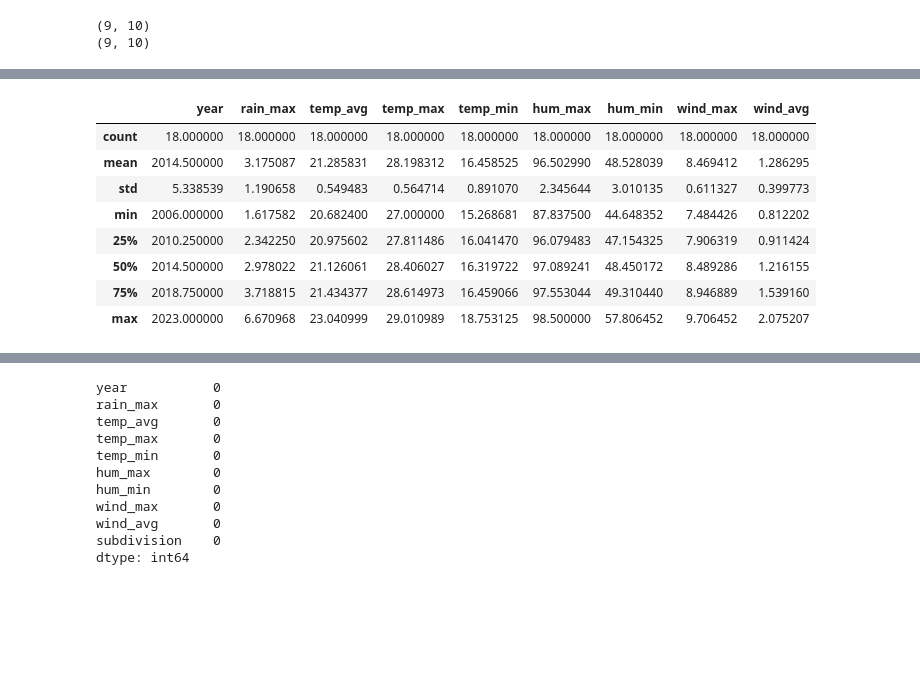
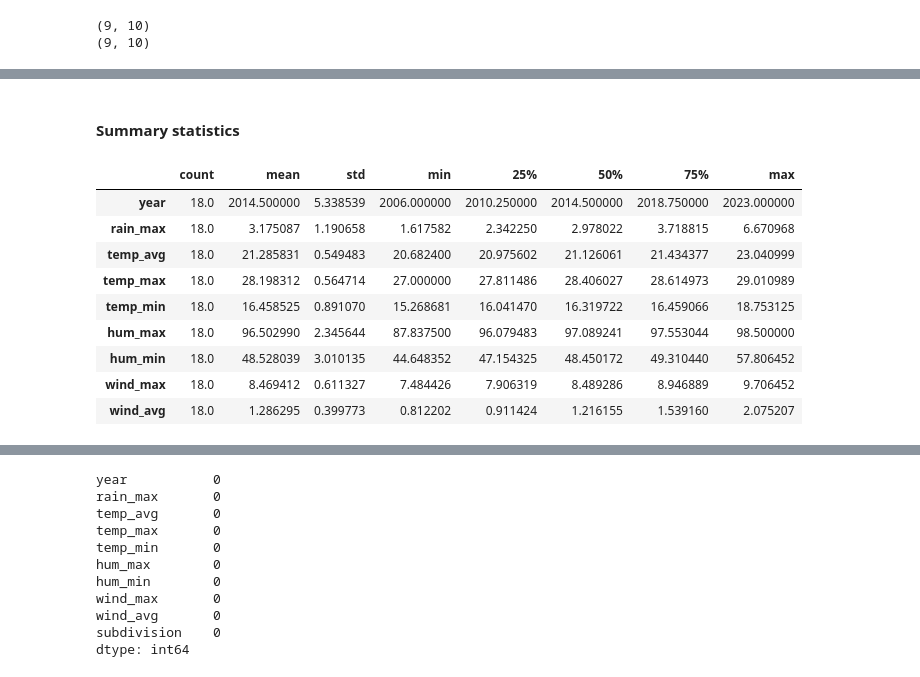
Before and after one commit to lubnaasmi/Weather_Analysis, a Jupyter notebook: notebooks/explore_weather.ipynb, the cells around one changed output, grey strips where cells are left out. Saved outputs shown, nothing was run; the diff lists cells and outputs as text; code cells hidden in the pictures; blank space fills up the shorter version.

```diff
--- a/notebooks/explore_weather.ipynb
+++ b/notebooks/explore_weather.ipynb
@@ -54,13 +138,15 @@ weather.head(5)
+# %% [markdown]
+#### Summary statistics
 # %%
-# describe numeric columns
-weather.describe()
+weather.describe().T
 # %% [output]
-|  | year | rain_max | temp_avg | temp_max | temp_min | hum_max | hum_min | wind_max | wind_avg |
-| count | 18.000000 | 18.000000 | 18.000000 | 18.000000 | 18.000000 | 18.000000 | 18.000000 | 18.000000 | 18.000000 |
-| mean | 2014.500000 | 3.175087 | 21.285831 | 28.198312 | 16.458525 | 96.502990 | 48.528039 | 8.469412 | 1.286295 |
-| std | 5.338539 | 1.190658 | 0.549483 | 0.564714 | 0.891070 | 2.345644 | 3.010135 | 0.611327 | 0.399773 |
-| min | 2006.000000 | 1.617582 | 20.682400 | 27.000000 | 15.268681 | 87.837500 | 44.648352 | 7.484426 | 0.812202 |
-| 25% | 2010.250000 | 2.342250 | 20.975602 | 27.811486 | 16.041470 | 96.079483 | 47.154325 | 7.906319 | 0.911424 |
-| 50% | 2014.500000 | 2.978022 | 21.126061 | 28.406027 | 16.319722 | 97.089241 | 48.450172 | 8.489286 | 1.216155 |
-| 75% | 2018.750000 | 3.718815 | 21.434377 | 28.614973 | 16.459066 | 97.553044 | 49.310440 | 8.946889 | 1.539160 |
-| max | 2023.000000 | 6.670968 | 23.040999 | 29.010989 | 18.753125 | 98.500000 | 57.806452 | 9.706452 | 2.075207 |
+|  | count | mean | std | min | 25% | 50% | 75% | max |
+| year | 18.0 | 2014.500000 | 5.338539 | 2006.000000 | 2010.250000 | 2014.500000 | 2018.750000 | 2023.000000 |
+| rain_max | 18.0 | 3.175087 | 1.190658 | 1.617582 | 2.342250 | 2.978022 | 3.718815 | 6.670968 |
+| temp_avg | 18.0 | 21.285831 | 0.549483 | 20.682400 | 20.975602 | 21.126061 | 21.434377 | 23.040999 |
+| temp_max | 18.0 | 28.198312 | 0.564714 | 27.000000 | 27.811486 | 28.406027 | 28.614973 | 29.010989 |
+| temp_min | 18.0 | 16.458525 | 0.891070 | 15.268681 | 16.041470 | 16.319722 | 16.459066 | 18.753125 |
+| hum_max | 18.0 | 96.502990 | 2.345644 | 87.837500 | 96.079483 | 97.089241 | 97.553044 | 98.500000 |
+| hum_min | 18.0 | 48.528039 | 3.010135 | 44.648352 | 47.154325 | 48.450172 | 49.310440 | 57.806452 |
+| wind_max | 18.0 | 8.469412 | 0.611327 | 7.484426 | 7.906319 | 8.489286 | 8.946889 | 9.706452 |
+| wind_avg | 18.0 | 1.286295 | 0.399773 | 0.812202 | 0.911424 | 1.216155 | 1.539160 | 2.075207 |
```
Also changed, not shown: parts of 64 cells of this notebook, 2 other files.
